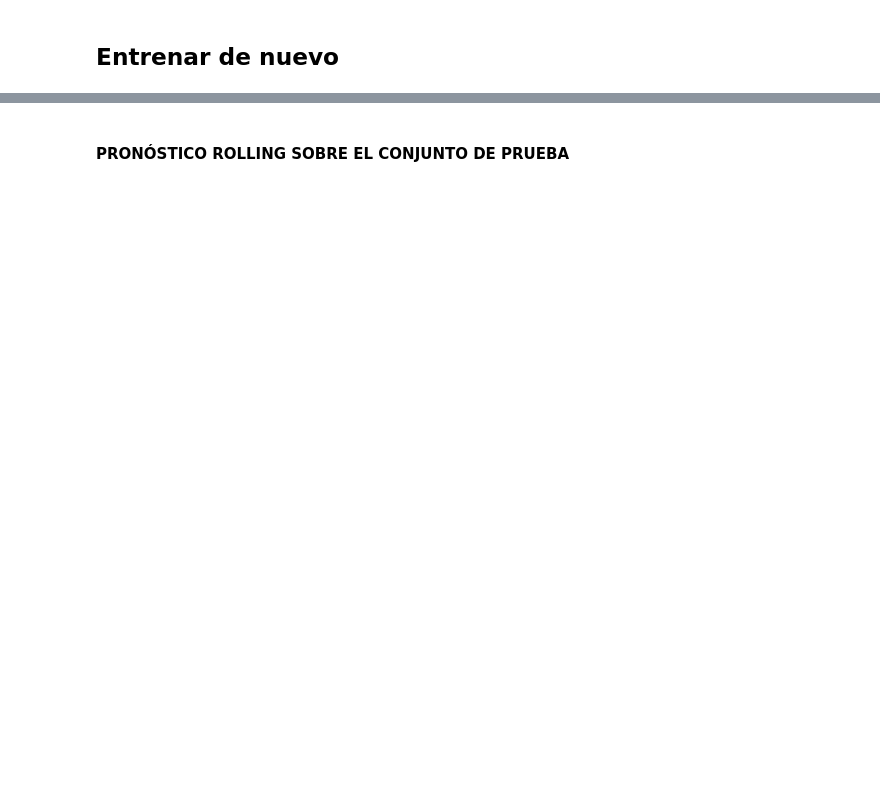
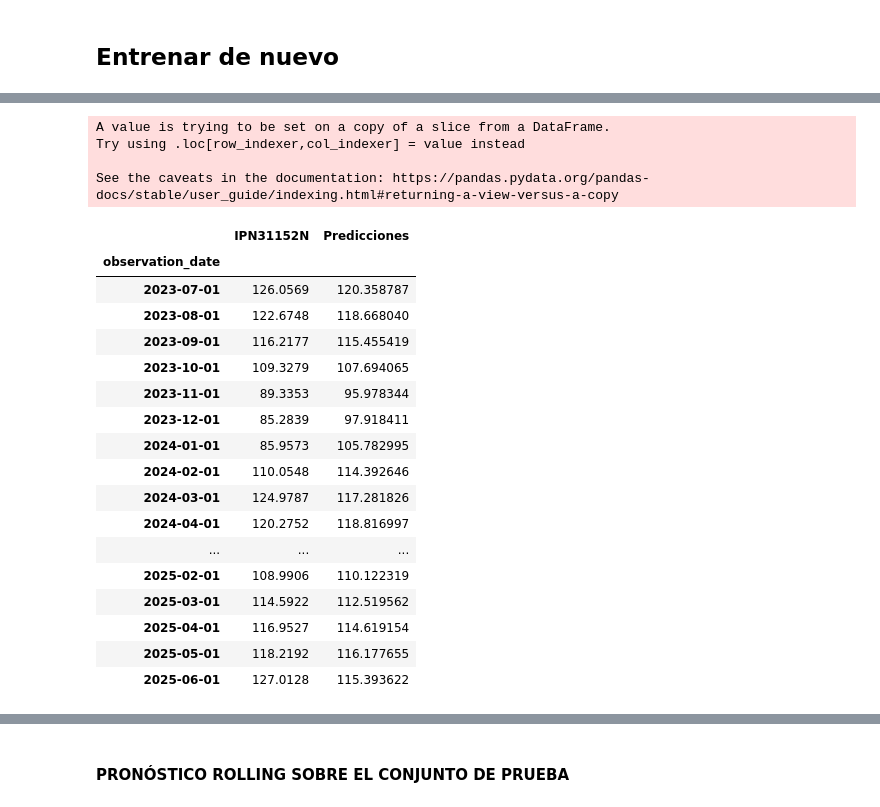
Before and after one commit to nel-eleven11/Lab5_DataScience, a Jupyter notebook: lab5.ipynb, the cells around one changed output, grey strips where cells are left out. Cells and saved outputs as stored; diff of their text form; code cells hidden in the pictures; blank space fills up the shorter version.

```diff
--- a/lab5.ipynb
+++ b/lab5.ipynb
@@ -368,0 +438,28 @@ Do not pass an `input_shape`/`input_dim` argument to a layer. When using Sequent
+# %%
+prueba['Predicciones'] = predicciones_reales
+# %% [output]
+A value is trying to be set on a copy of a slice from a DataFrame.
+Try using .loc[row_indexer,col_indexer] = value instead
+
+See the caveats in the documentation: https://pandas.pydata.org/pandas-docs/stable/user_guide/indexing.html#returning-a-view-versus-a-copy
+# %%
+prueba
+# %% [output]
+|  | IPN31152N | Predicciones |
+| observation_date |  |  |
+| 2023-07-01 | 126.0569 | 120.358787 |
+| 2023-08-01 | 122.6748 | 118.668040 |
+| 2023-09-01 | 116.2177 | 115.455419 |
+| 2023-10-01 | 109.3279 | 107.694065 |
+| 2023-11-01 | 89.3353 | 95.978344 |
+| 2023-12-01 | 85.2839 | 97.918411 |
+| 2024-01-01 | 85.9573 | 105.782995 |
+| 2024-02-01 | 110.0548 | 114.392646 |
+| 2024-03-01 | 124.9787 | 117.281826 |
+| 2024-04-01 | 120.2752 | 118.816997 |
+| ... | ... | ... |
+| 2025-02-01 | 108.9906 | 110.122319 |
+| 2025-03-01 | 114.5922 | 112.519562 |
+| 2025-04-01 | 116.9527 | 114.619154 |
+| 2025-05-01 | 118.2192 | 116.177655 |
+| 2025-06-01 | 127.0128 | 115.393622 |
```
Also changed, not shown: parts of 25 cells of this notebook.
